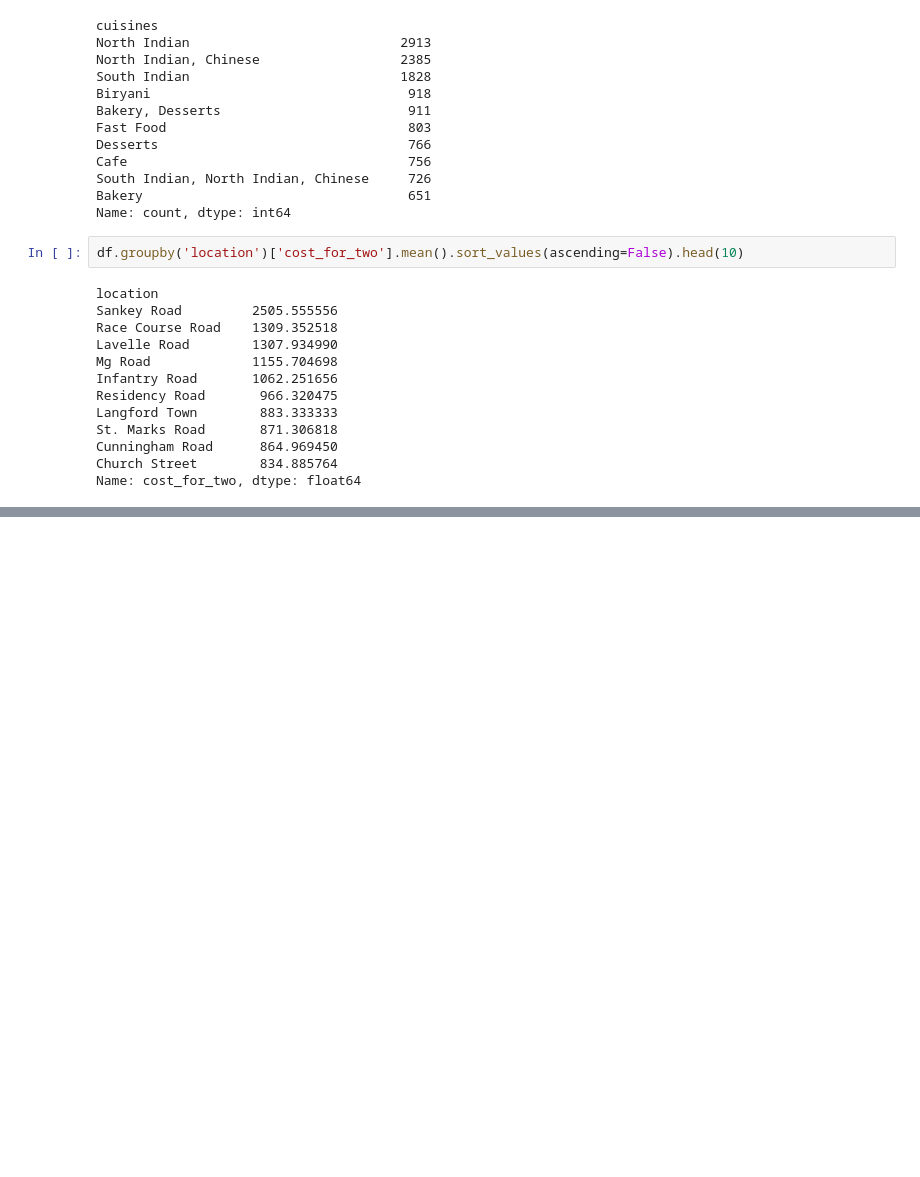
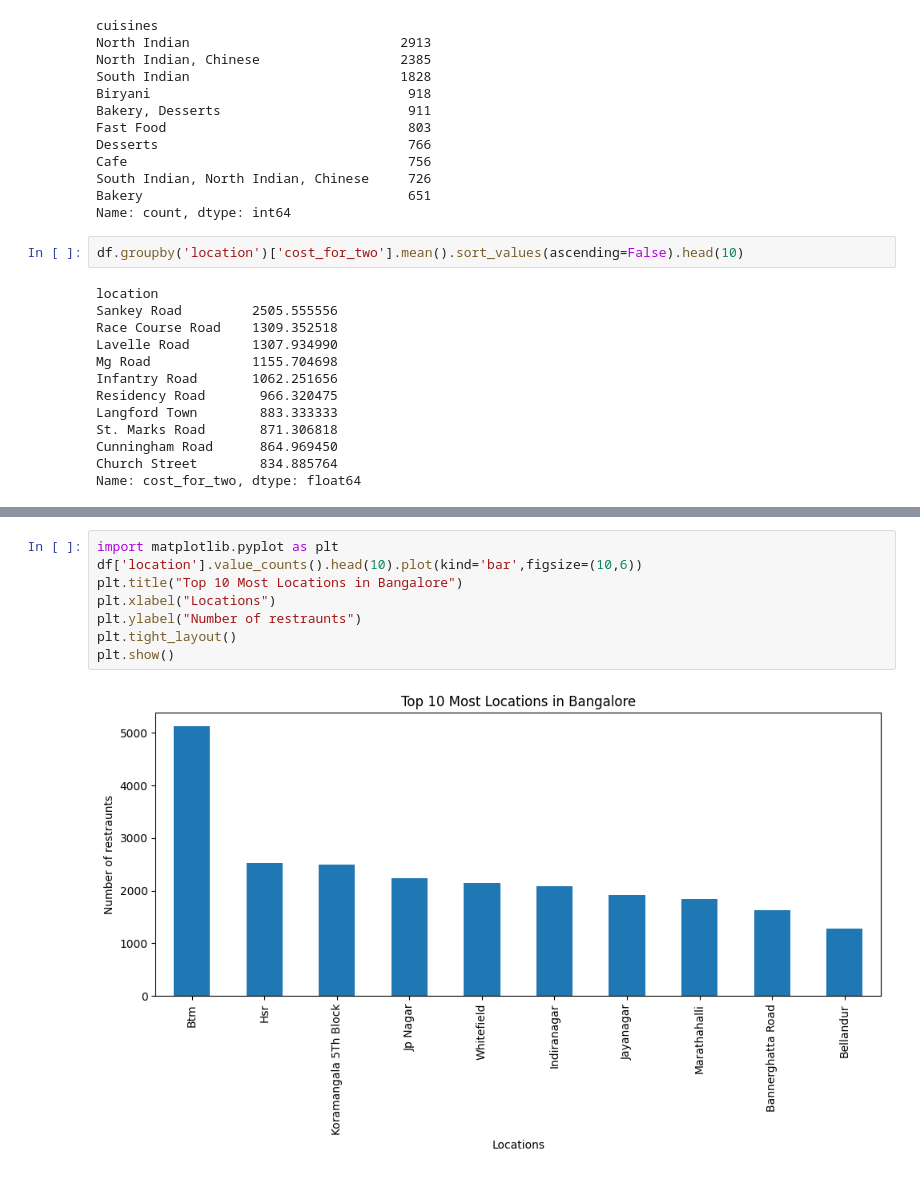
Before and after one commit to AkshitaSharma211/zomato-analysis, a Jupyter notebook: data.ipynb, the cells around one changed output, grey strips where cells are left out. Drawn from its saved outputs; the diff is of its cells as text; blank space fills up the shorter version.

Commit message:
Add data visualizations - location, rating, cuisine, cost analysis charts

```diff
--- a/data.ipynb
+++ b/data.ipynb
@@ -147,0 +265,10 @@ Name: cost_for_two, dtype: float64
+# %%
+import matplotlib.pyplot as plt
+df['location'].value_counts().head(10).plot(kind='bar',figsize=(10,6))
+plt.title("Top 10 Most Locations in Bangalore")
+plt.xlabel("Locations")
+plt.ylabel("Number of restraunts")
+plt.tight_layout()
+plt.show()
+# %% [output]
+[figure, added]
```
Also changed, not shown: parts of 11 cells of this notebook.
